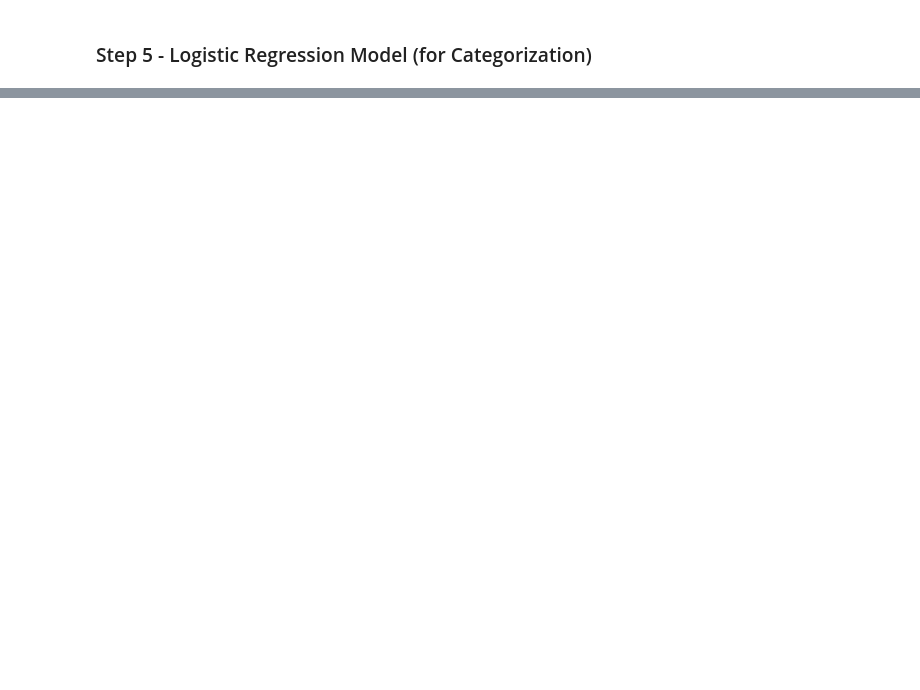
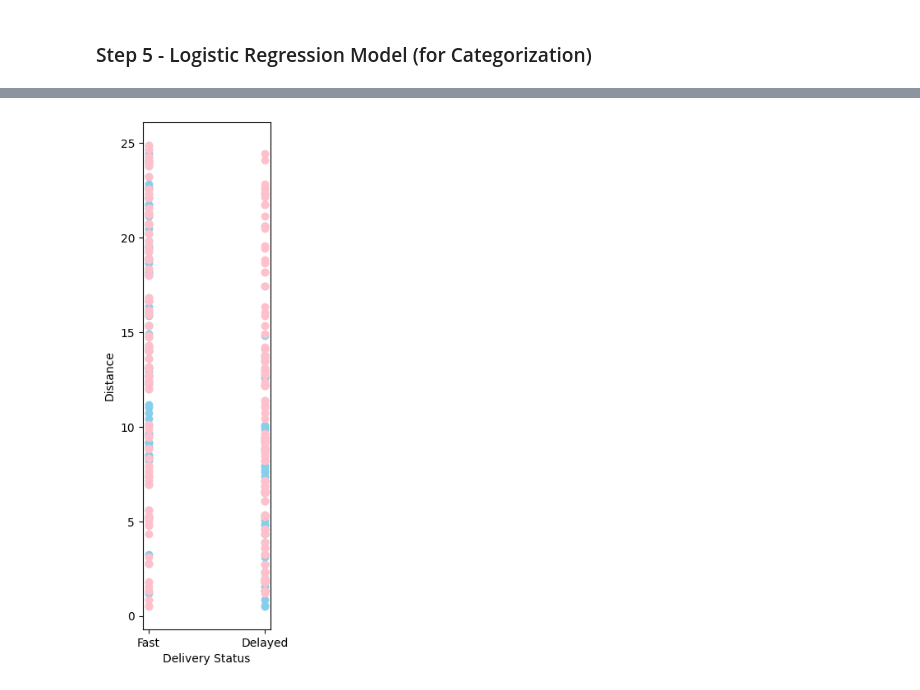
Before and after one commit to princypandya/Food-Delivery-Time-Prediction, a Jupyter notebook: Assignment1.ipynb, the cells around one changed output, grey strips where cells are left out. Saved outputs shown, nothing was run; the diff lists cells and outputs as text; code cells hidden in the pictures; blank space fills up the shorter version.

```diff
--- a/Assignment1.ipynb
+++ b/Assignment1.ipynb
@@ -656,0 +693,9 @@ Mean Absolute Error :  25.33245221650145
+# %%
+features2=['Calculated_Distance', 'Order_Priority', 'Hour_Type', 'Traffic_Conditions', 'Distance', 'Weather_Conditions', 'Order_Time', 'Vehicle_Type']
+x2=d[features2]
+y2=d['Delivery_Status']
+# %%
+x2_train, x2_test, y2_train, y2_test = train_test_split(x2, y2, train_size=0.2)
+# %%
+model2 = LogisticRegression()
+model2.fit(x2_train, y2_train)
@@ -656,0 +712,3 @@ Mean Absolute Error :  25.33245221650145
+# %%
+y2_pred=model2.predict(x2_test)
+y2_pred
@@ -656,0 +733,10 @@ Mean Absolute Error :  25.33245221650145
+# %%
+plt.figure(figsize=(2,8))
+plt.scatter(y2_pred, x2_test['Distance'], color='skyblue', label='Predicted Status')
+plt.scatter(y2_test, x2_test['Distance'], color='pink', label='Actual Status')
+plt.xlabel('Delivery Status')
+plt.ylabel('Distance')
+plt.legend
+plt.show()
+# %% [output]
+[figure, added]
```
Also changed, not shown: parts of 14 cells of this notebook.
